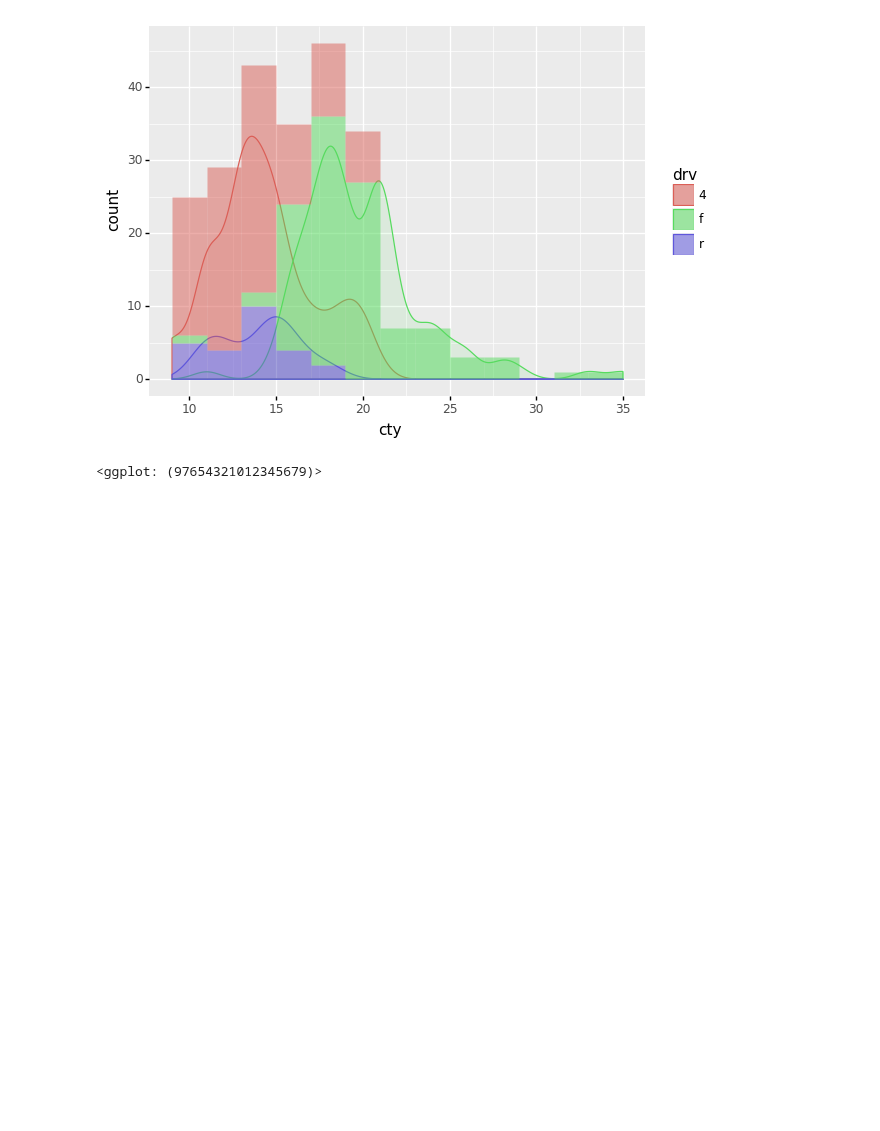
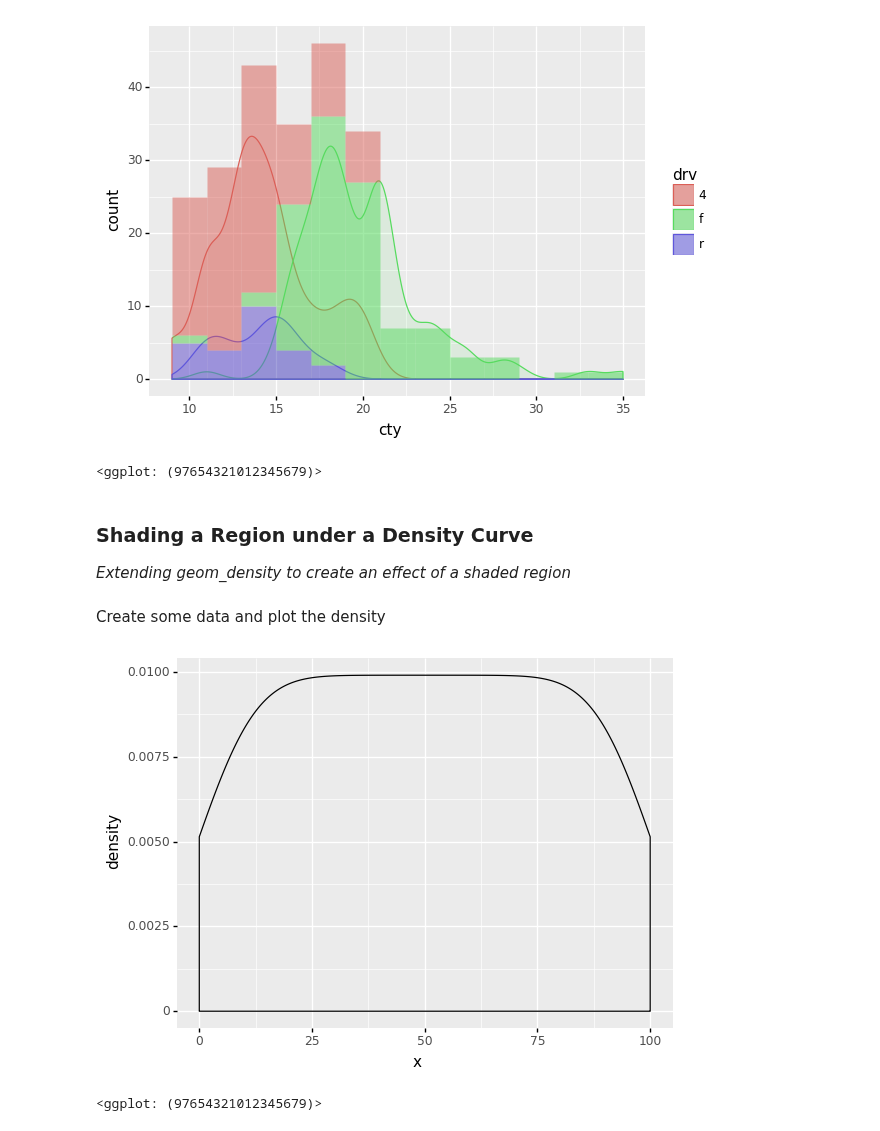
Before and after one commit to has2k1/plotnine-examples, a Jupyter notebook: plotnine_examples/examples/geom_density.ipynb, the cells around one changed output. Drawn from its saved outputs; the diff is of its cells as text; code cells hidden in the pictures; blank space fills up the shorter version.

Commit message:
Add example for geom_density + highlighted region
closes has2k1/plotnine#574

```diff
--- a/plotnine_examples/examples/geom_density.ipynb
+++ b/plotnine_examples/examples/geom_density.ipynb
@@ -66,3 +66,19 @@ binwidth = 2  # The same for geom_density and geom_histogram
 # %% [output]
 [figure]
 <ggplot: (97654321012345679)>
+# %% [markdown]
+### Shading a Region under a Density Curve
+
+*Extending geom_density to create an effect of a shaded region*
+# %% [markdown]
+Create some data and plot the density
+# %%
+n = 101
+df = pd.DataFrame({'x': np.arange(n)})
+
+(ggplot(df, aes('x'))
+ + geom_density()
+)
+# %% [output]
+[figure, added]
+<ggplot: (97654321012345679)>
```
Also changed, not shown: parts of 11 cells of this notebook.
